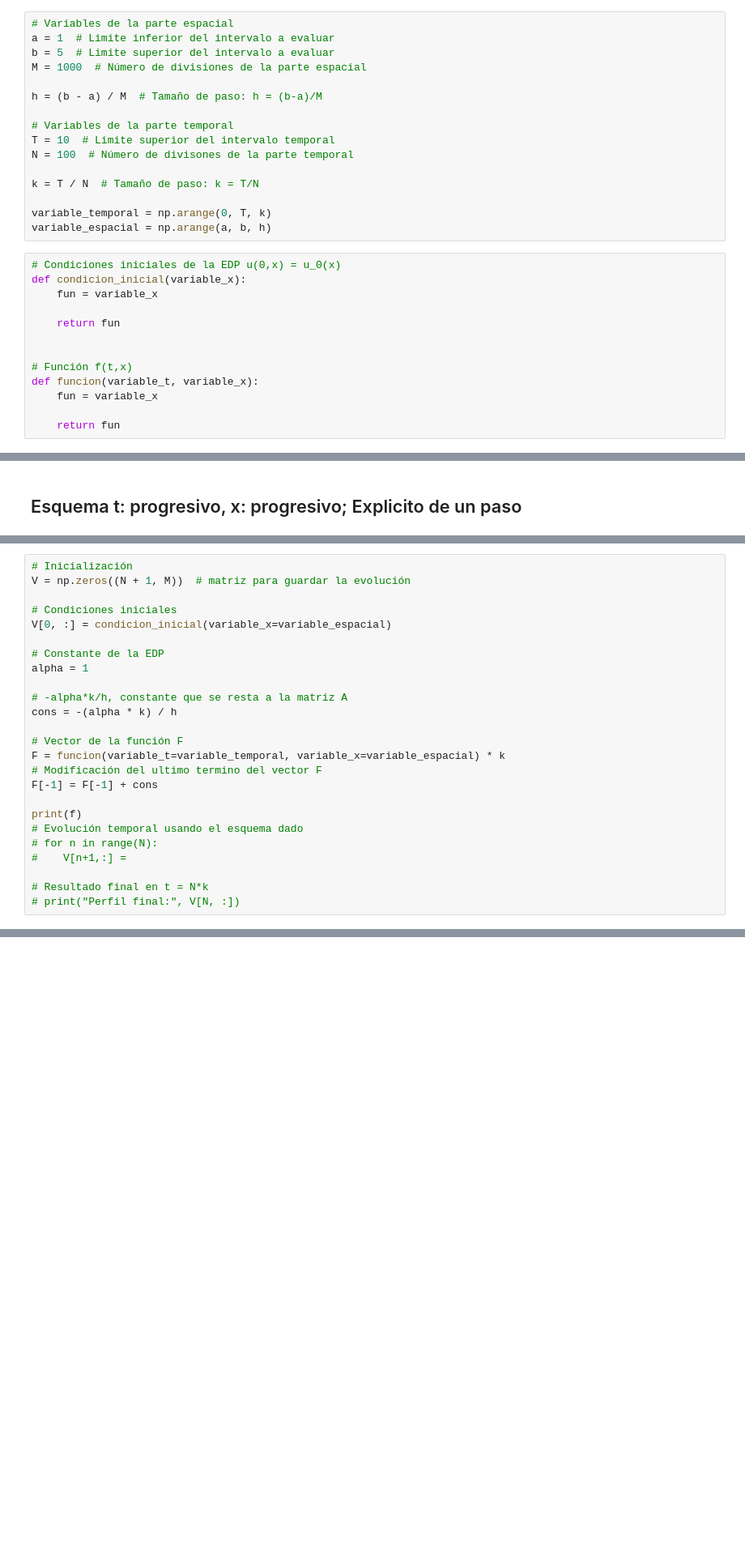
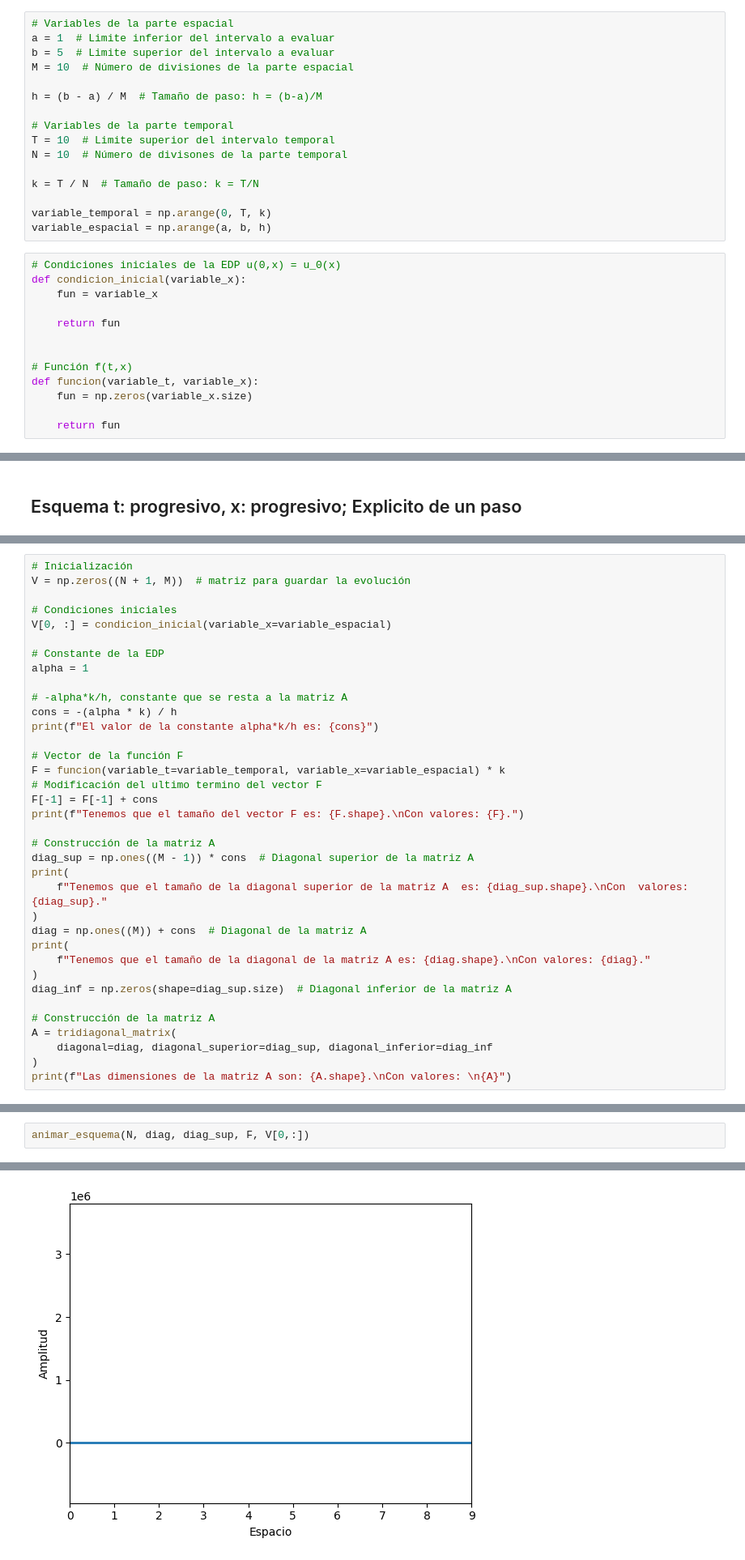
Before and after one commit to SamHuRo/solucion-numerica-de-EDP, a Jupyter notebook: Tareas/Tarea_02/Esquemas_diferencias_finitas.ipynb, the cells around one changed output, grey strips where cells are left out. Shown at 81% size. Saved outputs shown, nothing was run; the diff lists cells and outputs as text; blank space fills up the shorter version.

```diff
--- a/Tareas/Tarea_02/Esquemas_diferencias_finitas.ipynb
+++ b/Tareas/Tarea_02/Esquemas_diferencias_finitas.ipynb
@@ -106,13 +127,13 @@ from matplotlib import animation
 # Variables de la parte espacial
 a = 1  # Limite inferior del intervalo a evaluar
 b = 5  # Limite superior del intervalo a evaluar
-M = 1000  # Número de divisiones de la parte espacial
+M = 10  # Número de divisiones de la parte espacial
 
 h = (b - a) / M  # Tamaño de paso: h = (b-a)/M
 
 # Variables de la parte temporal
 T = 10  # Limite superior del intervalo temporal
-N = 100  # Número de divisones de la parte temporal
+N = 10  # Número de divisones de la parte temporal
 
 k = T / N  # Tamaño de paso: k = T/N
 
@@ -128,7 +149,7 @@ def condicion_inicial(variable_x):
 
 # Función f(t,x)
 def funcion(variable_t, variable_x):
-    fun = variable_x
+    fun = np.zeros(variable_x.size)
 
     return fun
 # %% [markdown]
@@ -194,17 +215,28 @@ alpha = 1
 
 # -alpha*k/h, constante que se resta a la matriz A
 cons = -(alpha * k) / h
+print(f"El valor de la constante alpha*k/h es: {cons}")
 
 # Vector de la función F
 F = funcion(variable_t=variable_temporal, variable_x=variable_espacial) * k
 # Modificación del ultimo termino del vector F
 F[-1] = F[-1] + cons
+print(f"Tenemos que el tamaño del vector F es: {F.shape}.\nCon valores: {F}.")
 
-print(f)
-# Evolución temporal usando el esquema dado
-# for n in range(N):
-#    V[n+1,:] =
+# Construcción de la matriz A
+diag_sup = np.ones((M - 1)) * cons  # Diagonal superior de la matriz A
+print(
+    f"Tenemos que el tamaño de la diagonal superior de la matriz A  es: {diag_sup.shape}.\nCon  valores: {diag_sup}."
+)
+diag = np.ones((M)) + cons  # Diagonal de la matriz A
+print(
+    f"Tenemos que el tamaño de la diagonal de la matriz A es: {diag.shape}.\nCon valores: {diag}."
+)
+diag_inf = np.zeros(shape=diag_sup.size)  # Diagonal inferior de la matriz A
 
-# Resultado final en t = N*k
-# print("Perfil final:", V[N, :])
+# Construcción de la matriz A
+A = tridiagonal_matrix(
+    diagonal=diag, diagonal_superior=diag_sup, diagonal_inferior=diag_inf
+)
+print(f"Las dimensiones de la matriz A son: {A.shape}.\nCon valores: \n{A}")
 # %% [output]
@@ -227,0 +348,3 @@ print(f)
+# %%
+animar_esquema(N, diag, diag_sup, F, V[0,:])
+# %% [output]
@@ -227,0 +352 @@ print(f)
+[figure, added]
```
Also changed, not shown: parts of 6 cells of this notebook, 2 other files.
